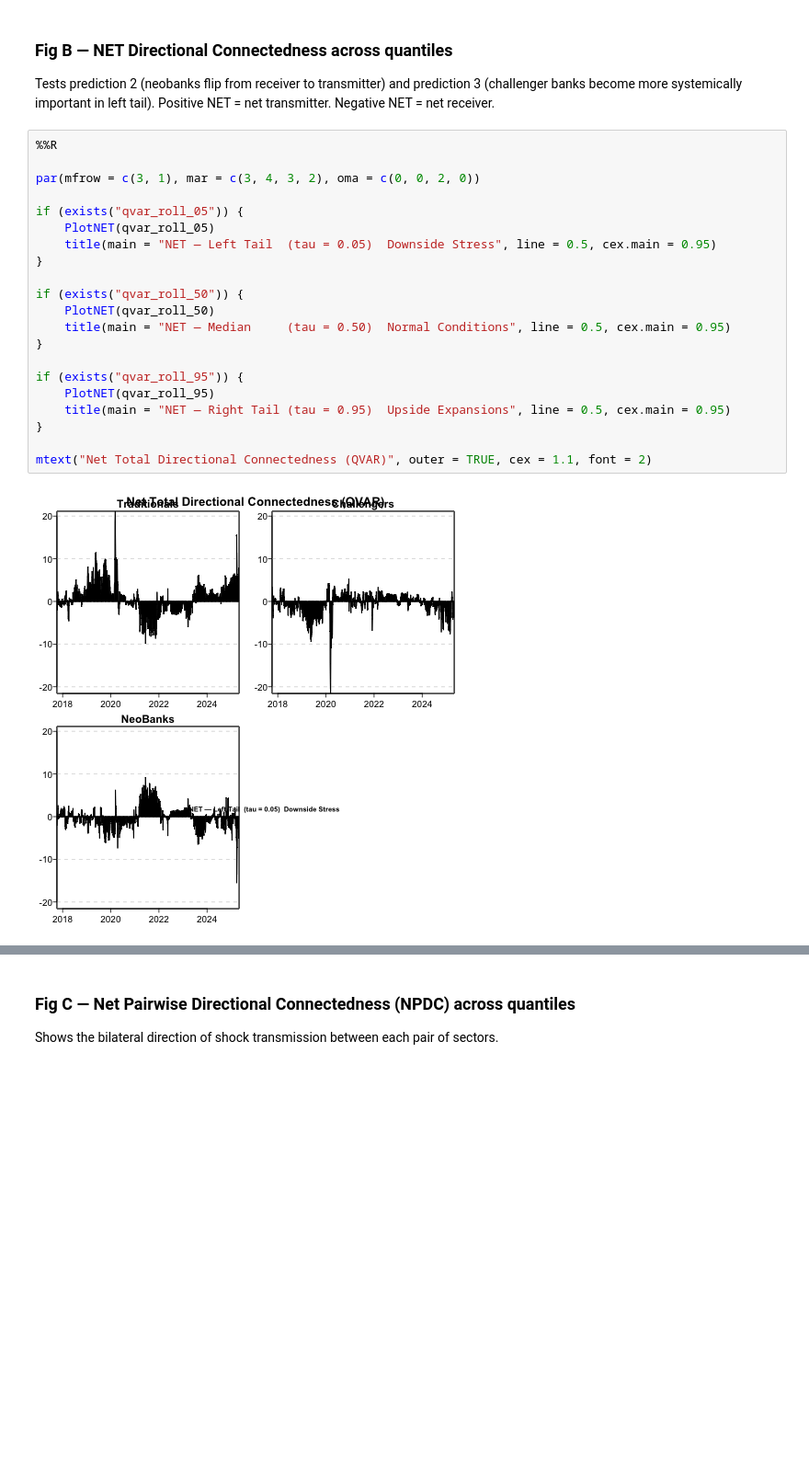
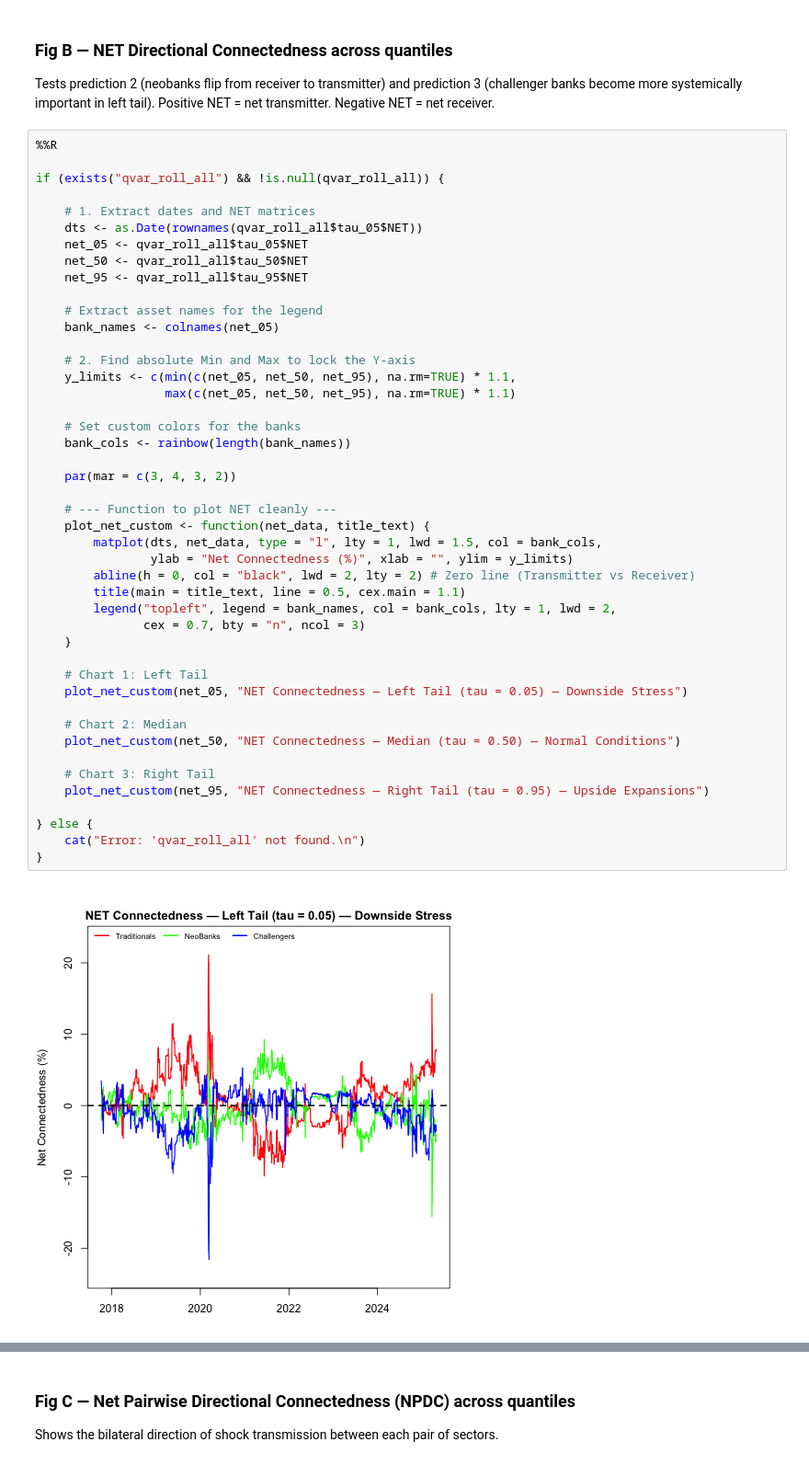
Before and after one commit to JamesGH1/FinanceResearch, a Jupyter notebook: IndexCreation - REMASTERED.ipynb, the cells around one changed output, grey strips where cells are left out. Shown at 92% size. Saved outputs shown, nothing was run; the diff lists cells and outputs as text; blank space fills up the shorter version.

```diff
--- a/IndexCreation - REMASTERED.ipynb
+++ b/IndexCreation - REMASTERED.ipynb
@@ -1905,23 +1926,47 @@ Positive NET = net transmitter. Negative NET = net receiver.
 # %%
 %%R
 
-par(mfrow = c(3, 1), mar = c(3, 4, 3, 2), oma = c(0, 0, 2, 0))
+if (exists("qvar_roll_all") && !is.null(qvar_roll_all)) {
 
-if (exists("qvar_roll_05")) {
-    PlotNET(qvar_roll_05)
-    title(main = "NET — Left Tail  (tau = 0.05)  Downside Stress", line = 0.5, cex.main = 0.95)
+    # 1. Extract dates and NET matrices
+    dts <- as.Date(rownames(qvar_roll_all$tau_05$NET))
+    net_05 <- qvar_roll_all$tau_05$NET
+    net_50 <- qvar_roll_all$tau_50$NET
+    net_95 <- qvar_roll_all$tau_95$NET
+
+    # Extract asset names for the legend
+    bank_names <- colnames(net_05)
+
+    # 2. Find absolute Min and Max to lock the Y-axis
+    y_limits <- c(min(c(net_05, net_50, net_95), na.rm=TRUE) * 1.1,
+                  max(c(net_05, net_50, net_95), na.rm=TRUE) * 1.1)
+
+    # Set custom colors for the banks
+    bank_cols <- rainbow(length(bank_names))
+
+    par(mar = c(3, 4, 3, 2))
+
+    # --- Function to plot NET cleanly ---
+    plot_net_custom <- function(net_data, title_text) {
+        matplot(dts, net_data, type = "l", lty = 1, lwd = 1.5, col = bank_cols,
+                ylab = "Net Connectedness (%)", xlab = "", ylim = y_limits)
+        abline(h = 0, col = "black", lwd = 2, lty = 2) # Zero line (Transmitter vs Receiver)
+        title(main = title_text, line = 0.5, cex.main = 1.1)
+        legend("topleft", legend = bank_names, col = bank_cols, lty = 1, lwd = 2,
+               cex = 0.7, bty = "n", ncol = 3)
+    }
+
+    # Chart 1: Left Tail
+    plot_net_custom(net_05, "NET Connectedness — Left Tail (tau = 0.05) — Downside Stress")
+
+    # Chart 2: Median
+    plot_net_custom(net_50, "NET Connectedness — Median (tau = 0.50) — Normal Conditions")
+
+    # Chart 3: Right Tail
+    plot_net_custom(net_95, "NET Connectedness — Right Tail (tau = 0.95) — Upside Expansions")
+
+} else {
+    cat("Error: 'qvar_roll_all' not found.\n")
 }
-
-if (exists("qvar_roll_50")) {
-    PlotNET(qvar_roll_50)
-    title(main = "NET — Median     (tau = 0.50)  Normal Conditions", line = 0.5, cex.main = 0.95)
-}
-
-if (exists("qvar_roll_95")) {
-    PlotNET(qvar_roll_95)
-    title(main = "NET — Right Tail (tau = 0.95)  Upside Expansions", line = 0.5, cex.main = 0.95)
-}
-
-mtext("Net Total Directional Connectedness (QVAR)", outer = TRUE, cex = 1.1, font = 2)
 # %% [output]
-[figure, old version]
+[figure, new version]
```
Also changed, not shown: parts of 4 cells of this notebook.
